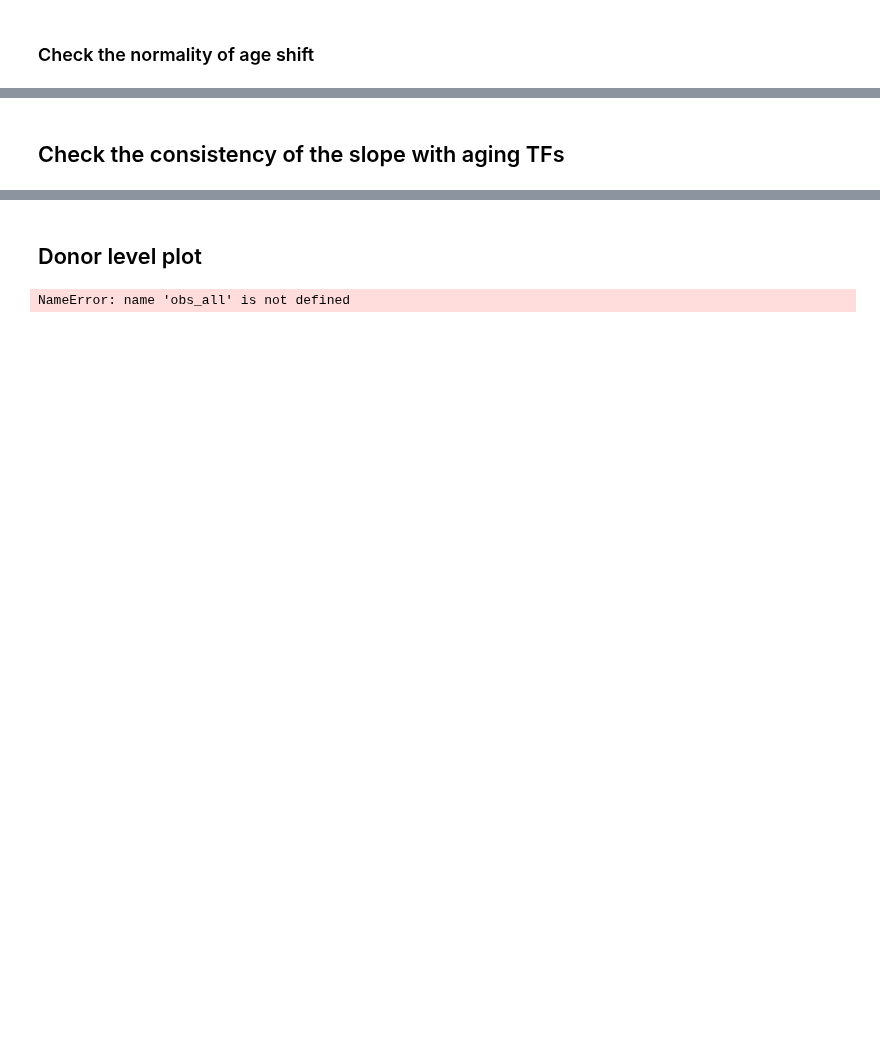
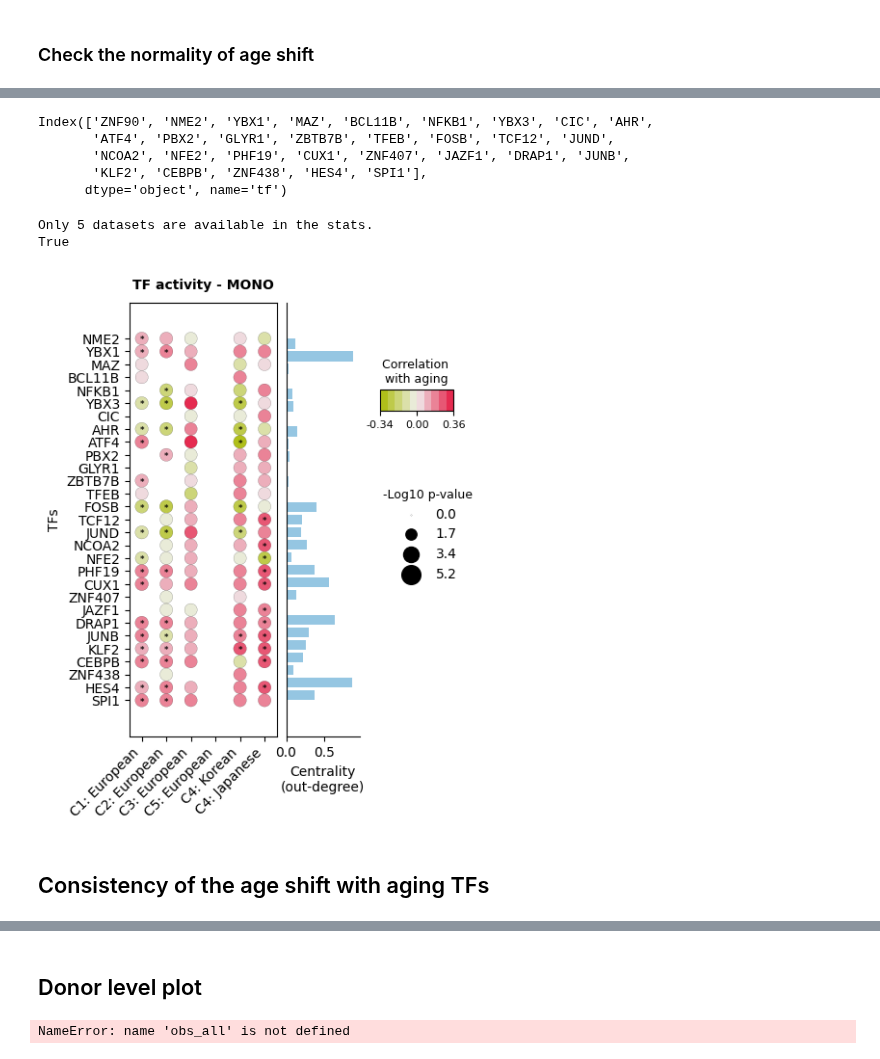
Before and after one commit to janursa/HIRA, a Jupyter notebook: notebooks/in_silico_perturbation.ipynb, the cells around one changed output, grey strips where cells are left out. Saved outputs shown, nothing was run; the diff lists cells and outputs as text; code cells hidden in the pictures; blank space fills up the shorter version.

```diff
--- a/notebooks/in_silico_perturbation.ipynb
+++ b/notebooks/in_silico_perturbation.ipynb
@@ -170,2 +191,31 @@ wrapper_plot_age_acceleration_for_tf_perturbation(perturb_rr)
+# %%
+df_cell = perturb_rr_t.copy()
+value_col = 'signed_neg_log10_pval'
+top_n = 30
+
+median_abs = df_cell.groupby('tf')[value_col].apply(lambda x: x.abs().median())
+top_tfs = median_abs.sort_values(ascending=False).head(top_n).index
+
+# Keep only top TFs
+df_cell = df_cell[df_cell['tf'].isin(top_tfs)].copy()
+
+# Sort TFs by signed mean_diff for plotting
+tf_order = df_cell.groupby('tf')[value_col].mean().sort_values().index
+df_cell['tf'] = pd.Categorical(df_cell['tf'], categories=tf_order, ordered=True)
+df_cell['tf'].cat.categories
+# %% [output]
+Index(['ZNF90', 'NME2', 'YBX1', 'MAZ', 'BCL11B', 'NFKB1', 'YBX3', 'CIC', 'AHR',
+       'ATF4', 'PBX2', 'GLYR1', 'ZBTB7B', 'TFEB', 'FOSB', 'TCF12', 'JUND',
+       'NCOA2', 'NFE2', 'PHF19', 'CUX1', 'ZNF407', 'JAZF1', 'DRAP1', 'JUNB',
+       'KLF2', 'CEBPB', 'ZNF438', 'HES4', 'SPI1'],
+      dtype='object', name='tf')
+# %%
+features = df_cell['tf'].cat.categories
+from ciim.src.tf_activity.plots import plot_features_vs_datasets
+bb = plot_features_vs_datasets(cell_type='MONO', type=type, datasets=datasets_all, features=features, feature_type='tf_activity', sizes=(90, 100), width=4, margins={'x': 0.1, 'y': 0.1})
+# %% [output]
+Only 5 datasets are available in the stats.
+True
+[figure, added]
 # %% [markdown]
-## Check the consistency of the slope with aging TFs
+## Consistency of the age shift with aging TFs
```
Also changed, not shown: parts of 14 cells of this notebook, 7 other files.
